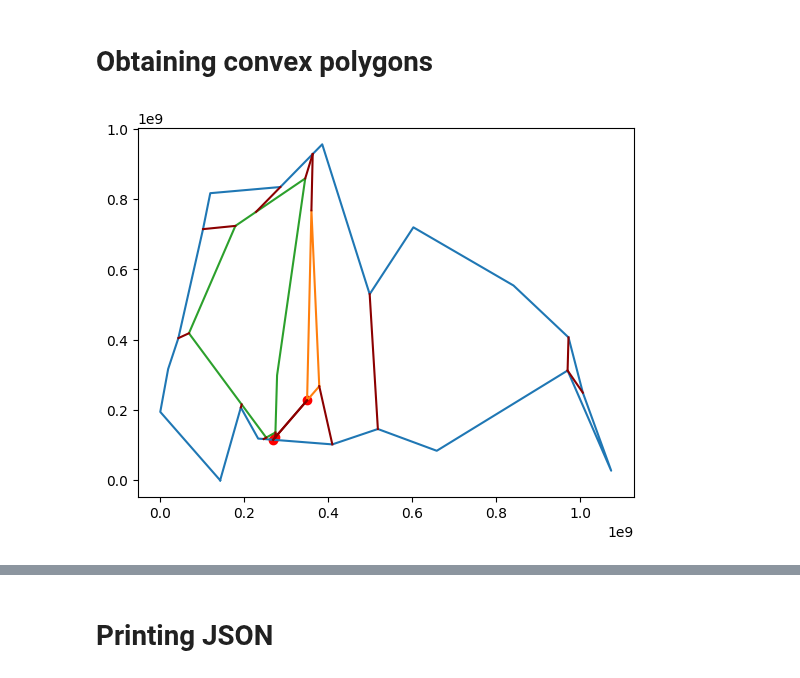
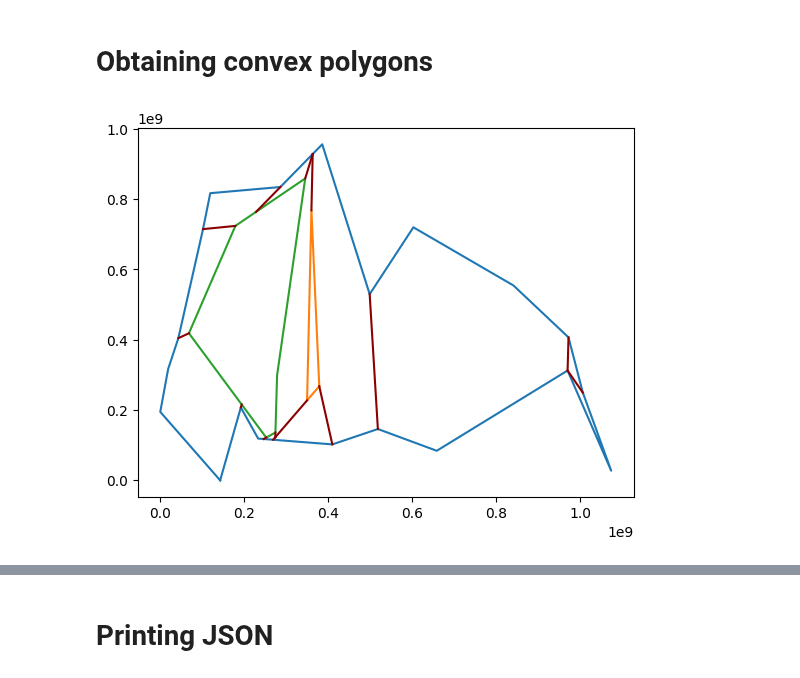
Before and after one commit to theodle/2IMA15-project, a Jupyter notebook: prototyping.ipynb, the cells around one changed output, grey strips where cells are left out. Saved outputs shown, nothing was run; the diff lists cells and outputs as text; code cells hidden in the pictures.

```diff
--- a/prototyping.ipynb
+++ b/prototyping.ipynb
@@ -1006,7 +1006,13 @@ def insert_point_on_visible_edge(r: Point, e: Edge, polygon: Polygon):
         try:
             newedges.remove([e,e.twin])
         except:
-            pass
+            newedges.remove([e.twin,e])
+
+        e.pt1.outgoing.remove(e)
+        e.pt2.incoming.remove(e)
+
+        e.twin.pt1.outgoing.remove(e.twin)
+        e.twin.pt2.incoming.remove(e.twin)
 
         #create edges
         #replacing old edge e
@@ -1017,8 +1023,18 @@ def insert_point_on_visible_edge(r: Point, e: Edge, polygon: Polygon):
         twin_split1 = Edge(ip, e.pt1, None)
         twin_split2 = Edge(e.pt2, ip, None)
 
-        ip.incoming.append(twin_split1)
-        ip.outgoing.append(twin_split2)
+        split1.settwin(twin_split1)
+        split2.settwin(twin_split2)
+        twin_split1.settwin(split1)
+        twin_split2.settwin(split2)
+
+        ip.outgoing.append(twin_split1)
+        ip.incoming.append(twin_split2)
+
+        e.pt1.incoming.append(twin_split1)
+        e.pt1.outgoing.append(split1)
+        e.pt2.incoming.append(split2)
+        e.pt2.outgoing.append(twin_split2)
 
         newedges.extend([[split1, twin_split1], [split2, twin_split2]])
 
@@ -1040,6 +1056,10 @@ def insert_point_on_visible_edge(r: Point, e: Edge, polygon: Polygon):
         #replacing old edge e
         split1 = Edge(e.pt1, ip, parpoly)
         split2 = Edge(ip, e.pt2, parpoly)
+
+        #set inc out for edge endpoints
+        e.pt1.outgoing.append(split1)
+        e.pt2.incoming.append(split2)
 
         #insert split edges into polygon
         parpoly.edges.insert(ixe, split2)
@@ -1082,9 +1102,5 @@ def insert_point_on_visible_edge(r: Point, e: Edge, polygon: Polygon):
     r.outgoing.append(new1)
     r.incoming.append(new2)
 
-    #set inc out for edge endpoints
-    e.pt1.outgoing.append(split1)
-    e.pt2.incoming.append(split2)
-
     return
 # %%
@@ -1185,21 +1209,21 @@ def next(e: Edge):
 # %%
 polygon_plt()
 
 for new in newedges:
     xs = [new[0].pt1.coordinate[0], new[0].pt2.coordinate[0]]
     ys = [new[0].pt1.coordinate[1], new[0].pt2.coordinate[1]]
     plt.plot(xs, ys, c='darkred')
 
 inc = poly.points[1].incoming[0]
 nex = next(inc)
 
 xs = [inc.pt1.coordinate[0], inc.pt2.coordinate[0], nex.pt2.coordinate[0]]
 ys = [inc.pt1.coordinate[1], inc.pt2.coordinate[1], nex.pt2.coordinate[1]]
 
-plt.scatter(xs, ys, c='red')
+# plt.scatter(xs, ys, c='red')
 plt.show()
 # %% [output]
-[figure, old version]
+[figure, new version]
 # %%
 def get_polygons_adj_half_edge(half_edges, polygons):
     r_out, r_in = half_edges
```
Also changed, not shown: parts of 6 cells of this notebook.
